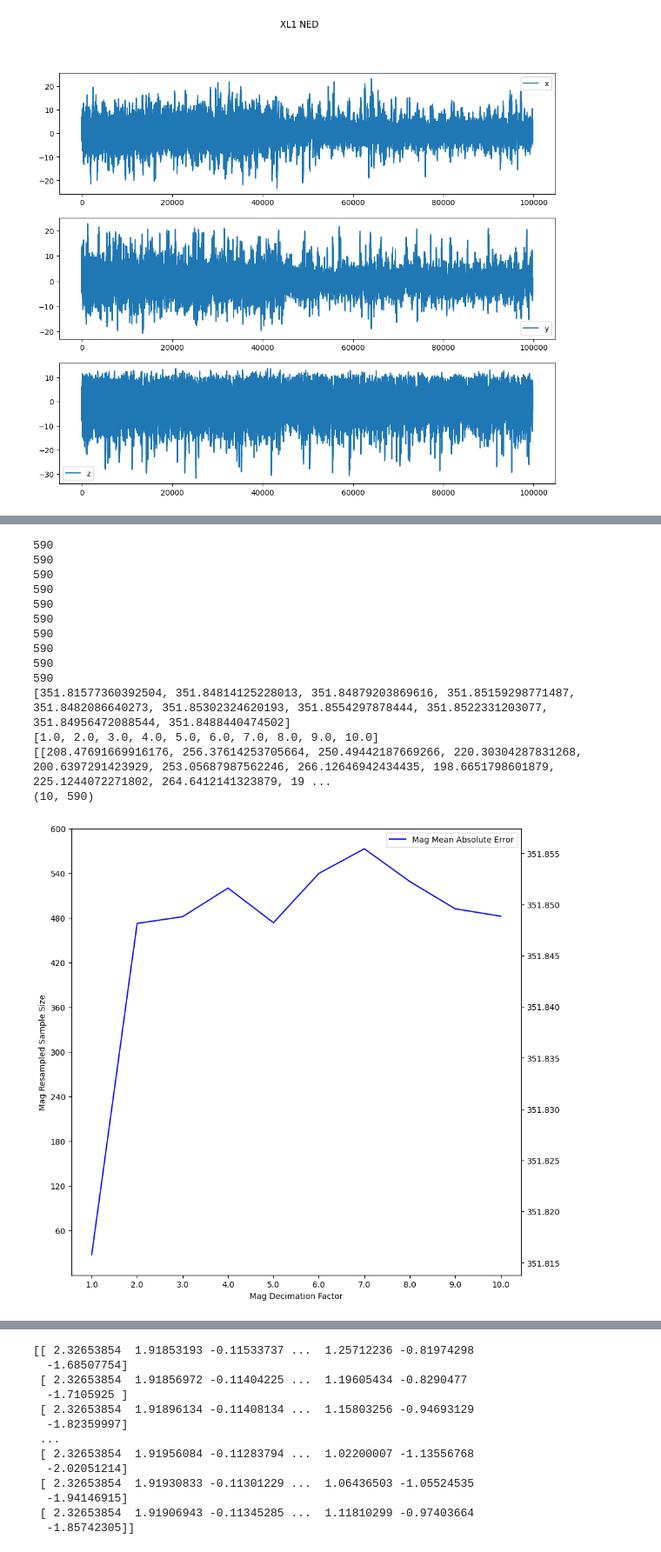
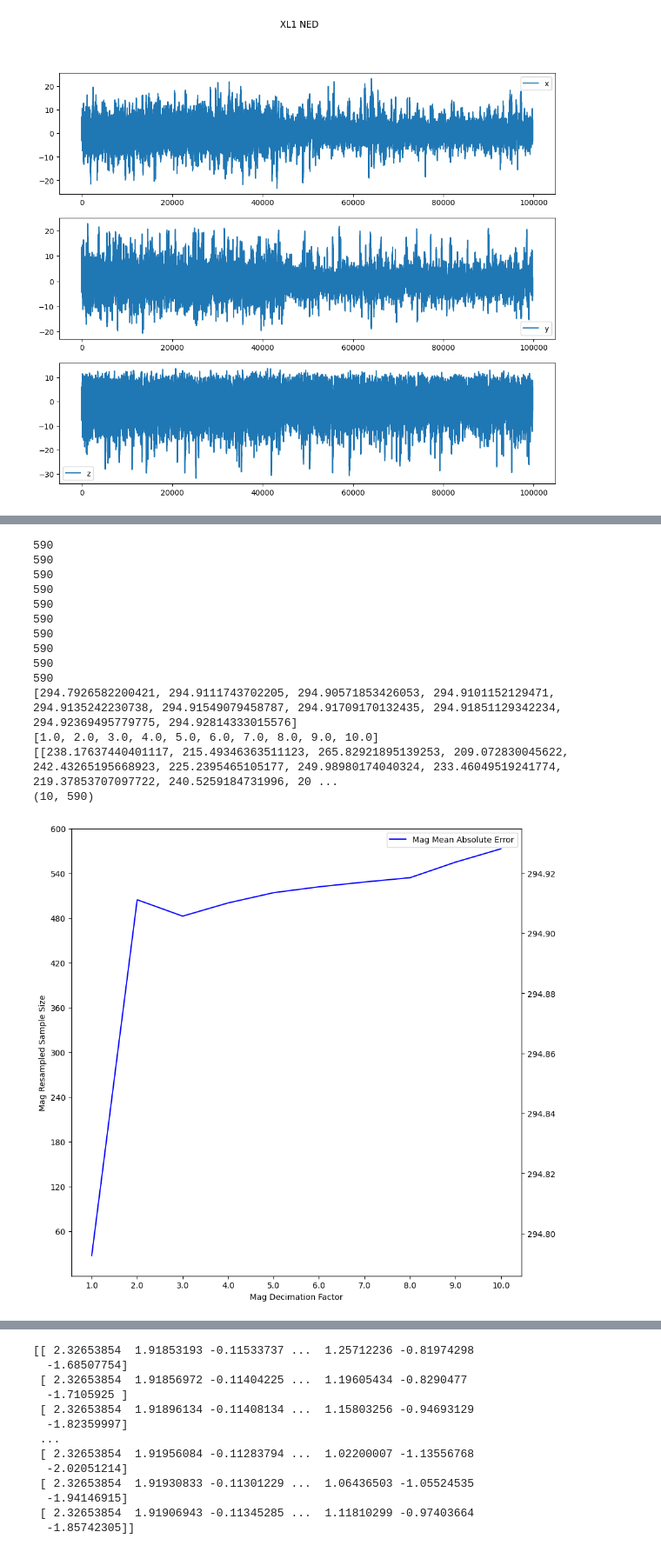
Before and after one commit to ahmedRafique744/Trim-management, a Jupyter notebook: imu_processing.ipynb, the cells around one changed output, grey strips where cells are left out. Shown at 87% size. Cells and saved outputs as stored; diff of their text form; code cells hidden in the pictures.

```diff
--- a/imu_processing.ipynb
+++ b/imu_processing.ipynb
@@ -410,8 +410,9 @@ for i in range(1, 11, 1):
             xl_simulate = new_xl_w[1000:2000,:]
 
             xl_missing = keep_every_k_of_n(xl_simulate, 400, 500) # removes 200 data points for each 1000 point interval
+            xl_to_use = np.vstack([new_xl_w[0:1000], xl_missing, new_xl_w[2000:3000]])
 
-            xl_r = resample(xl_missing, num = 1200*i, axis = 0)
+            xl_r = resample(xl_to_use, num = 1200*i, axis = 0)
             factor = xl_r.shape[0]/1200
             # factor = round(factor, 2)
             factor_rounded = int(xl_r.shape[0]/1200) # this ensures that data is always downsampled to 1200
@@ -526,11 +517,12 @@ for i in range(1, 11, 1):
 
         if (new_mag_w.shape[0] == 60):
             mag_check = True
-            mag_simulate = new_mag_w[20:40,:]
+            mag_simulate = new_mag_w[20:40]
 
-            mag_missing = keep_every_k_of_n(mag_simulate, 4, 5) # removes 4 data points for each 20 point interval
+            mag_missing = keep_every_k_of_n(mag_simulate, 15, 20) # removes 5 data points for each 20 point interval
+            mag_to_use = np.vstack([new_mag_w[0:20], mag_missing, new_mag_w[40:60]])
 
-            mag_r = resample(mag_missing, num = 60*i, axis = 0)
+            mag_r = resample(mag_to_use, num = 60*i, axis = 0)
             mag_factor = mag_r.shape[0]/60
             mag_factor = round(mag_factor, 2)
             mag_factor_rounded = int(mag_r.shape[0]/60) # this ensures that data is always downsampled to 60
@@ -566,6 +558,7 @@ for i in range(1, 11, 1):
     if (mag_check == True):
         print(mag_counter)
         mag_total_interval_vals.append(mag_interval_vals)
+        # mag_average_mse = np.mean(mag_total_mse)
         mag_average_mse = mag_total_mse / mag_counter
         # mag_average_mse = round(mag_average_mse, 4)
         mag_resample_sizes.append(60*i)
@@ -579,36 +572,36 @@ print(mag_decimate_sizes)
 print(mag_total_interval_vals)
 print(np.array(mag_total_interval_vals).shape)
 
 fig, ax1 = plt.subplots()
 fig.set_figwidth(10)
 fig.set_figheight(10)
 ax_t = ax1.twinx()
 ax_t.plot(mag_decimate_sizes, mag_mean_squared_list, label="Mag Mean Absolute Error", c="blue")
 formatter = ScalarFormatter(useOffset=False)
 formatter.set_scientific(False)
 ax_t.yaxis.set_major_formatter(formatter)
 ax1.set_xticks(mag_decimate_sizes, labels=list(mag_decimate_sizes))
 ax1.set_yticks(mag_resample_sizes, labels=list(mag_resample_sizes))
 ax1.set_xlabel("Mag Decimation Factor")
 ax1.set_ylabel("Mag Resampled Sample Size")
 plt.legend()
 plt.show()
 # %% [output]
 590
 590
 590
 590
 590
 590
 590
 590
 590
 590
-[351.81577360392504, 351.84814125228013, 351.84879203869616, 351.85159298771487, 351.8482086640273, 351.85302324620193, 351.8554297878444, 351.8522331203077, 351.84956472088544, 351.8488440474502]
+[294.7926582200421, 294.9111743702205, 294.90571853426053, 294.9101152129471, 294.9135242230738, 294.91549079458787, 294.91709170132435, 294.91851129342234, 294.92369495779775, 294.92814333015576]
 [1.0, 2.0, 3.0, 4.0, 5.0, 6.0, 7.0, 8.0, 9.0, 10.0]
-[[208.47691669916176, 256.37614253705664, 250.49442187669266, 220.30304287831268, 200.6397291423929, 253.05687987562246, 266.12646942434435, 198.6651798601879, 225.1244072271802, 264.6412141323879, 19 ...
+[[238.17637440401117, 215.49346363511123, 265.82921895139253, 209.072830045622, 242.43265195668923, 225.2395465105177, 249.98980174040324, 233.46049519241774, 219.37853707097722, 240.5259184731996, 20 ...
 (10, 590)
-[figure, old version]
+[figure, new version]
 # %%
 # Calculating Total MSE Variance/Standard Deviation
 
```
Also changed, not shown: parts of 4 cells of this notebook.
